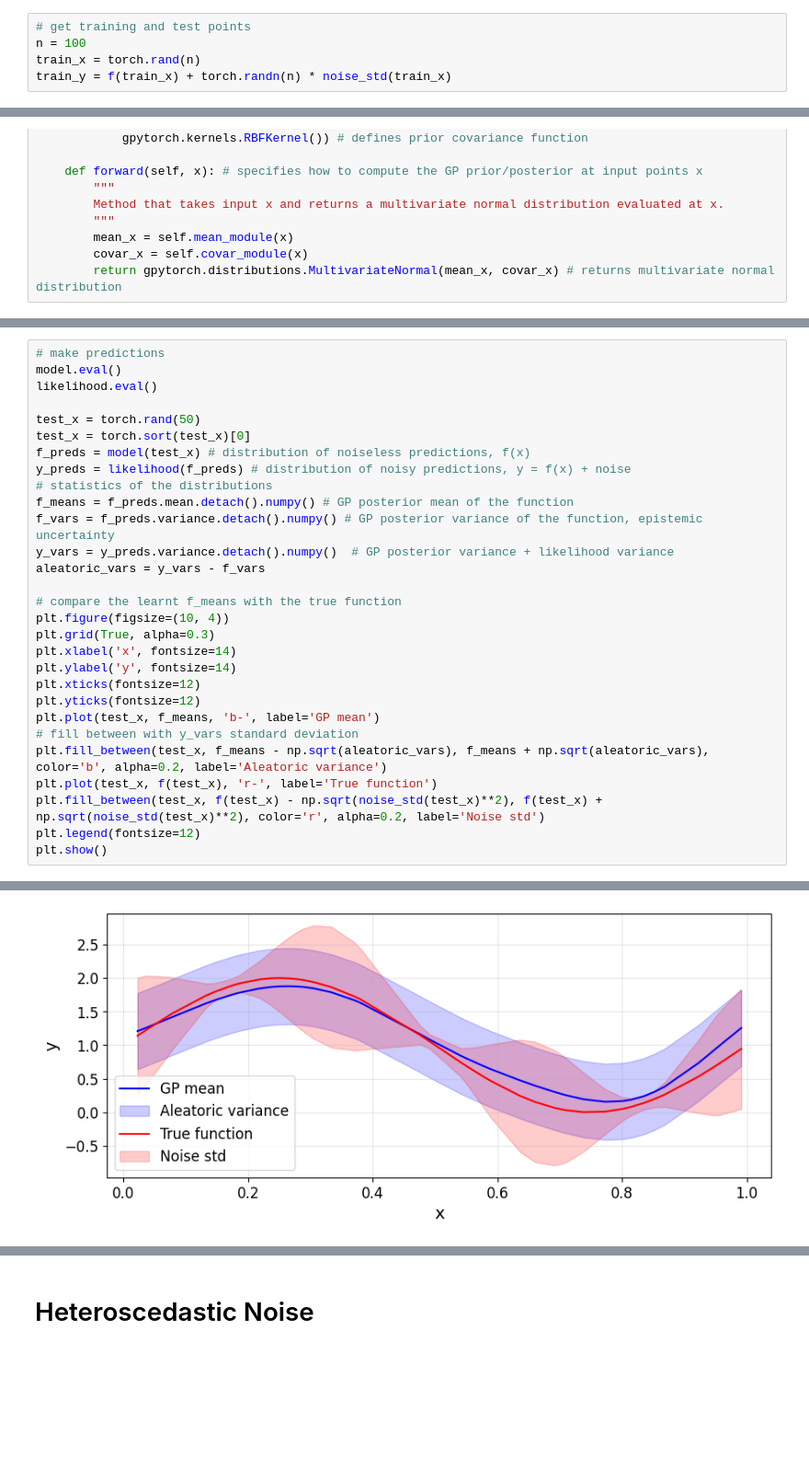
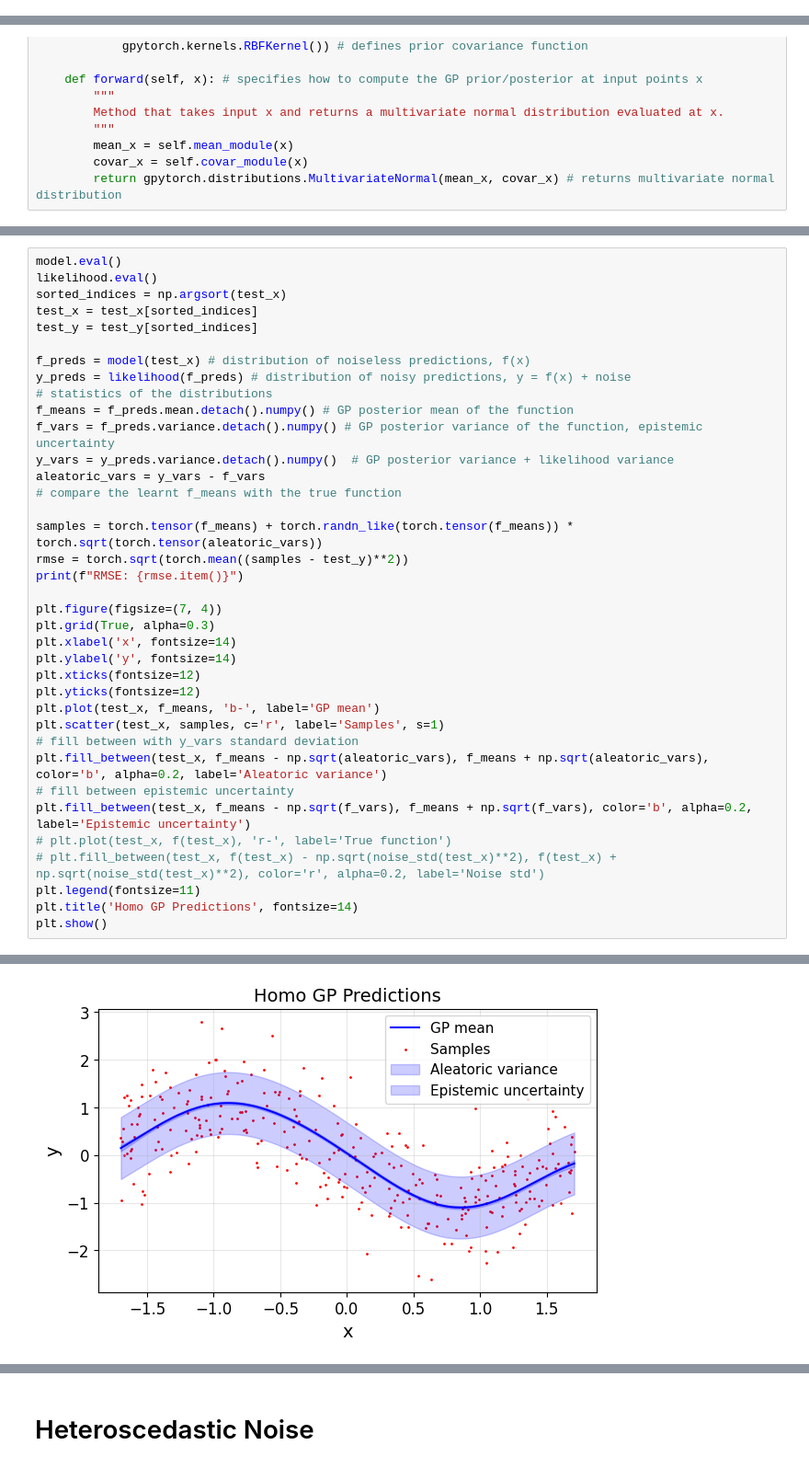
Before and after one commit to gurooria/Diffusion-Gaussian-Processes, a Jupyter notebook: synthetic_1d/gp_1d/gp1d.ipynb, the cells around one changed output, grey strips where cells are left out. Shown: that part at 92% size. Drawn from its saved outputs; the diff is of its cells as text; blank space fills up the shorter version.

```diff
--- a/synthetic_1d/gp_1d/gp1d.ipynb
+++ b/synthetic_1d/gp_1d/gp1d.ipynb
@@ -39,10 +74,5 @@ plt.show()
 # %% [markdown]
 # Homoscedastic GP
-# %%
-# get training and test points
-n = 100
-train_x = torch.rand(n)
-train_y = f(train_x) + torch.randn(n) * noise_std(train_x)
 # %%
 # define GP model
 class ExactGPModel(gpytorch.models.ExactGP): # exactGP class provides functionality for exact GP inference (analytical posterior)
@@ -137,10 +156,10 @@ tensor([1.2095, 1.2129, 1.2613, 1.4063, 1.4220, 1.6206, 1.6699, 1.7527, 1.7796,
 # %%
-# make predictions
 model.eval()
 likelihood.eval()
+sorted_indices = np.argsort(test_x)
+test_x = test_x[sorted_indices]
+test_y = test_y[sorted_indices]
 
-test_x = torch.rand(50)
-test_x = torch.sort(test_x)[0]
 f_preds = model(test_x) # distribution of noiseless predictions, f(x)
 y_preds = likelihood(f_preds) # distribution of noisy predictions, y = f(x) + noise
 # statistics of the distributions
@@ -148,19 +167,27 @@ f_means = f_preds.mean.detach().numpy() # GP posterior mean of the function
 f_vars = f_preds.variance.detach().numpy() # GP posterior variance of the function, epistemic uncertainty
 y_vars = y_preds.variance.detach().numpy()  # GP posterior variance + likelihood variance
 aleatoric_vars = y_vars - f_vars
+# compare the learnt f_means with the true function
 
-# compare the learnt f_means with the true function
-plt.figure(figsize=(10, 4))
+samples = torch.tensor(f_means) + torch.randn_like(torch.tensor(f_means)) * torch.sqrt(torch.tensor(aleatoric_vars))
+rmse = torch.sqrt(torch.mean((samples - test_y)**2))
+print(f"RMSE: {rmse.item()}")
+
+plt.figure(figsize=(7, 4))
 plt.grid(True, alpha=0.3)
 plt.xlabel('x', fontsize=14)
 plt.ylabel('y', fontsize=14)
 plt.xticks(fontsize=12)
 plt.yticks(fontsize=12)
 plt.plot(test_x, f_means, 'b-', label='GP mean')
+plt.scatter(test_x, samples, c='r', label='Samples', s=1)
 # fill between with y_vars standard deviation
 plt.fill_between(test_x, f_means - np.sqrt(aleatoric_vars), f_means + np.sqrt(aleatoric_vars), color='b', alpha=0.2, label='Aleatoric variance')
-plt.plot(test_x, f(test_x), 'r-', label='True function')
-plt.fill_between(test_x, f(test_x) - np.sqrt(noise_std(test_x)**2), f(test_x) + np.sqrt(noise_std(test_x)**2), color='r', alpha=0.2, label='Noise std')
-plt.legend(fontsize=12)
+# fill between epistemic uncertainty
+plt.fill_between(test_x, f_means - np.sqrt(f_vars), f_means + np.sqrt(f_vars), color='b', alpha=0.2, label='Epistemic uncertainty')
+# plt.plot(test_x, f(test_x), 'r-', label='True function')
+# plt.fill_between(test_x, f(test_x) - np.sqrt(noise_std(test_x)**2), f(test_x) + np.sqrt(noise_std(test_x)**2), color='r', alpha=0.2, label='Noise std')
+plt.legend(fontsize=11)
+plt.title('Homo GP Predictions', fontsize=14)
 plt.show()
 # %% [output]
@@ -167 +195 @@ plt.show()
-[figure, old version]
+[figure, new version]
```
Also changed, not shown: parts of 25 cells of this notebook, 15 other files.
